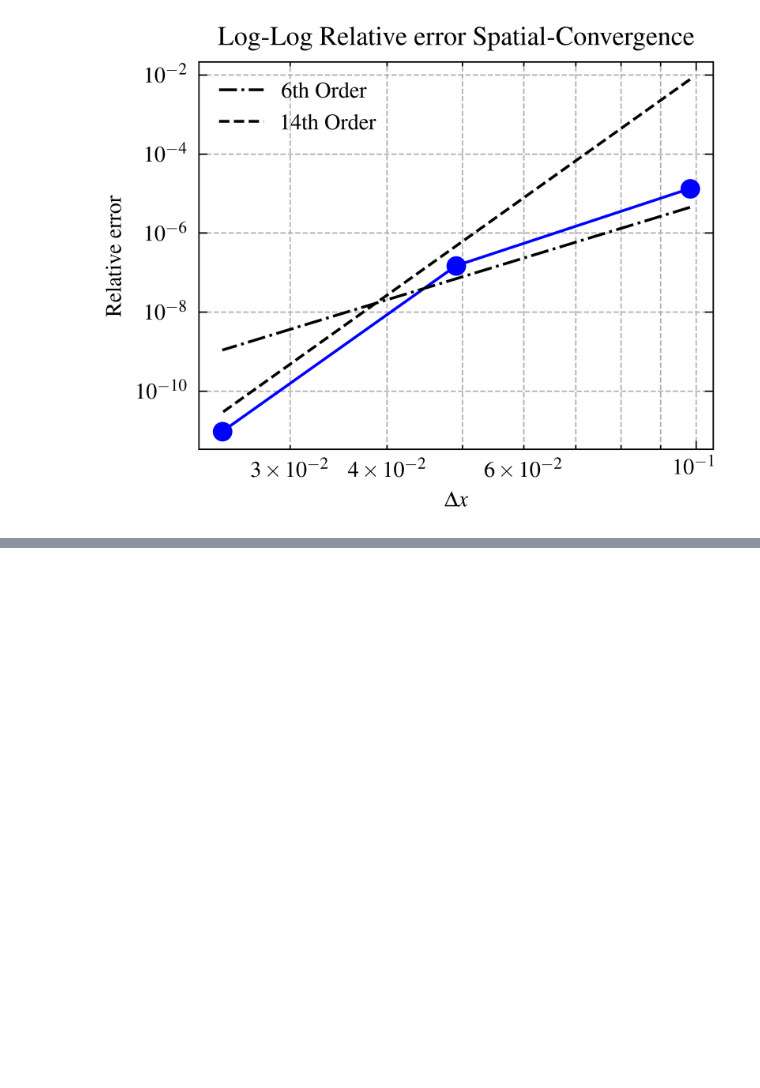
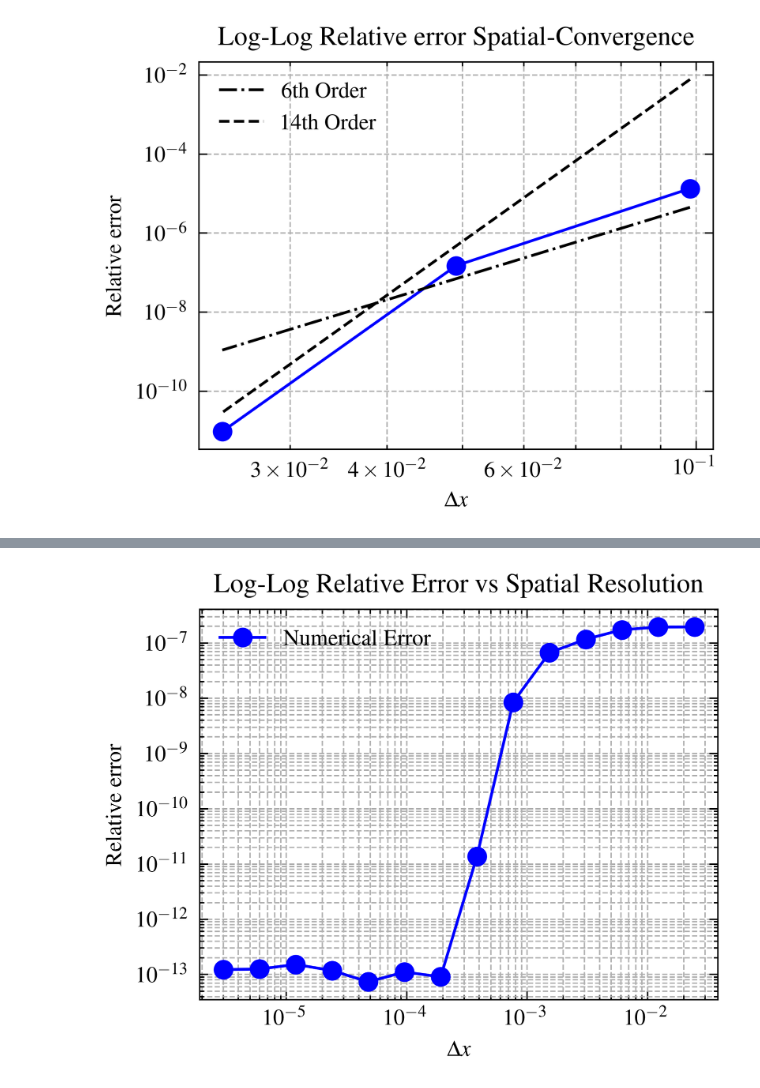
Before and after one commit to jameswoodfield/Particle_Filter, a Jupyter notebook: Example_5_KDV_SpatialConvergence.ipynb, the cells around one changed output, grey strips where cells are left out. Cells and saved outputs as stored; diff of their text form; code cells hidden in the pictures; blank space fills up the shorter version.

```diff
--- a/Example_5_KDV_SpatialConvergence.ipynb
+++ b/Example_5_KDV_SpatialConvergence.ipynb
@@ -175,0 +274,18 @@ plt.show()
+# %%
+import numpy as np
+# config.update("jax_enable_x64", True)
+
+# Prepare data for log-log plot
+dx_plot = dx_scale / nx_list
+errors_np = np.array([float(e) for e in errors])
+
+plt.figure()
+plt.loglog(dx_plot, errors_np, marker='o', linestyle='-', color='b', label='Numerical Error')
+plt.xlabel(r'$\Delta x$')
+plt.ylabel('Relative error')
+plt.title('Log-Log Relative Error vs Spatial Resolution')
+plt.grid(True, which="both", ls="--")
+plt.legend()
+plt.show()
+# %% [output]
+[figure, added]
```
Also changed, not shown: parts of 11 cells of this notebook, 24 other files.
